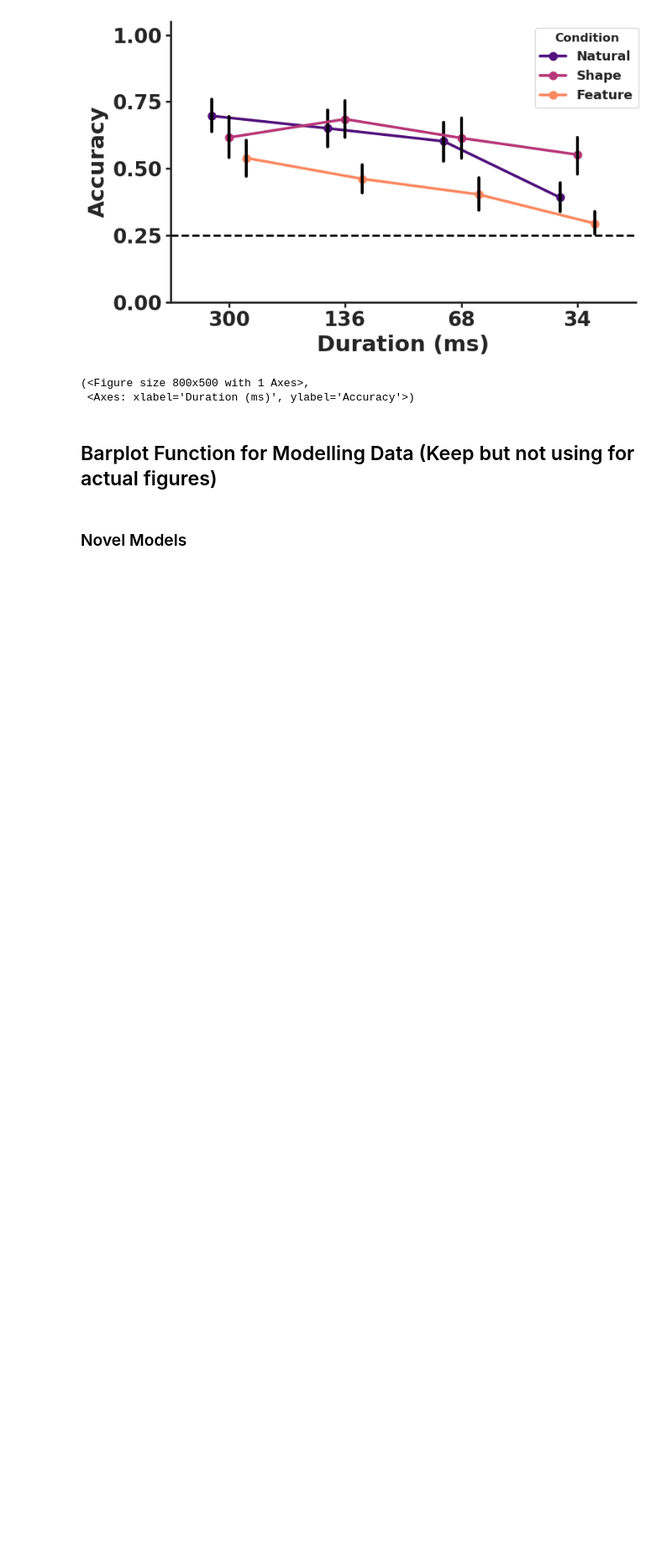
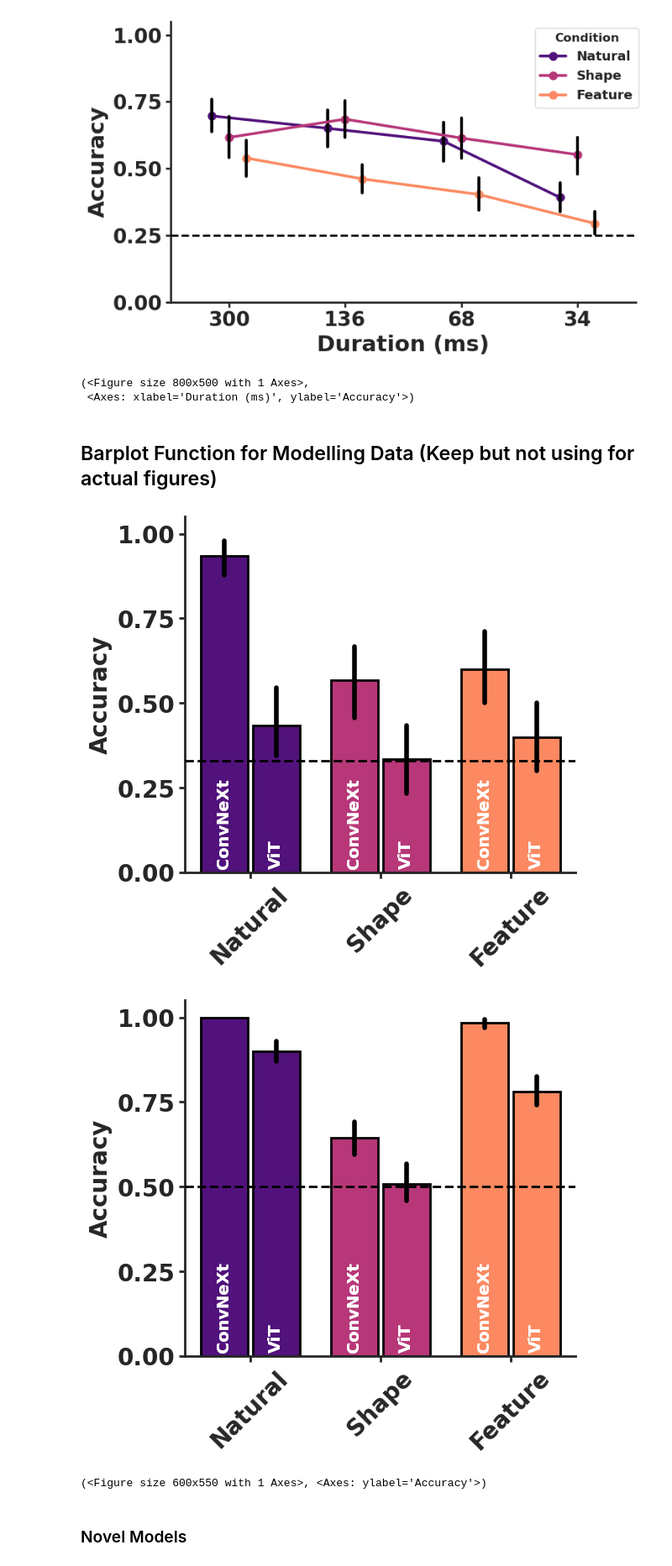
Before and after one commit to ars1399/glint_analysis, a Jupyter notebook: glint_figure_generator.ipynb, the cells around one changed output. Shown at 84% size. Saved outputs shown, nothing was run; the diff lists cells and outputs as text; code cells hidden in the pictures; blank space fills up the shorter version.

```diff
--- a/glint_figure_generator.ipynb
+++ b/glint_figure_generator.ipynb
@@ -606,6 +606,25 @@ def modelling_barplot(data, chance):
 
 
     return fig, ax1
+# %%
+import pandas as pd
+import seaborn as sns
+import matplotlib.pyplot as plt
+
+chance_novel = 0.33
+path1 = '/zpool/vladlab/data_drive/glint_master/data/model_data/child_novel/models_combined/child_novel_all_models_raw.csv'
+
+child_novel_models = pd.read_csv(path1)
+modelling_barplot(data= child_novel_models, chance = chance_novel)
+
+path2 = '/zpool/vladlab/data_drive/glint_master/data/model_data/child_familiar/models_combined/child_familiar_all_models_raw.csv'
+chance_familiar = 0.5
+child_familiar_models = pd.read_csv(path2)
+modelling_barplot(data= child_familiar_models, chance = chance_familiar)
+# %% [output]
+[figure, added]
+[figure, added]
+(<Figure size 600x550 with 1 Axes>, <Axes: ylabel='Accuracy'>)
 # %% [markdown]
 ### Novel Models
 # %%
```
Also changed, not shown: parts of 1 cell of this notebook, 1 other file.
